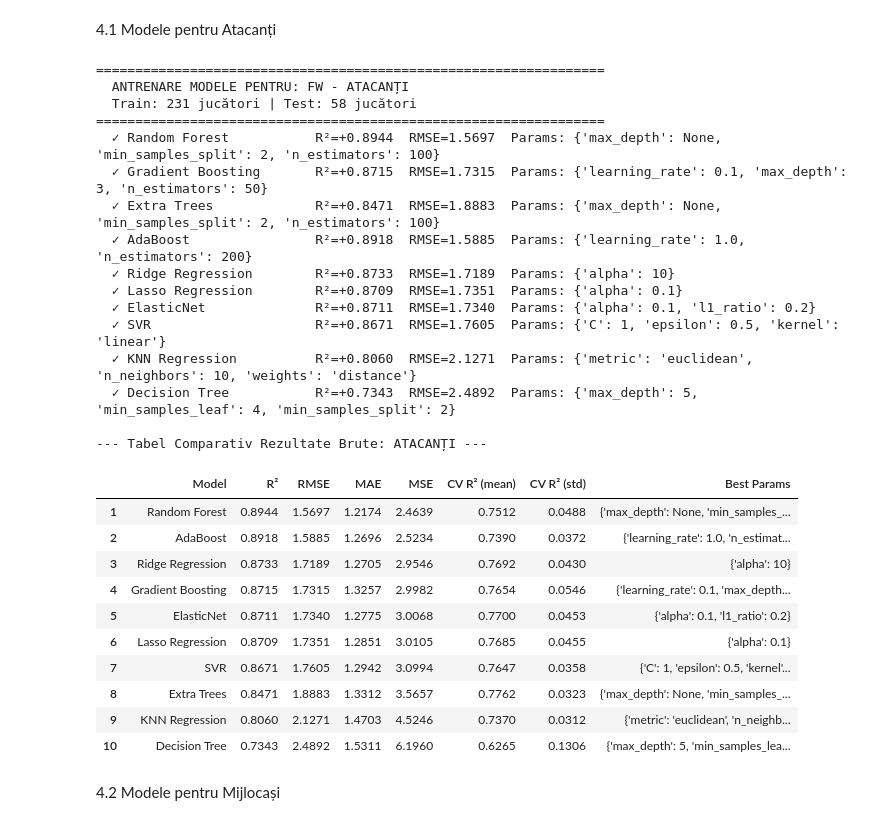
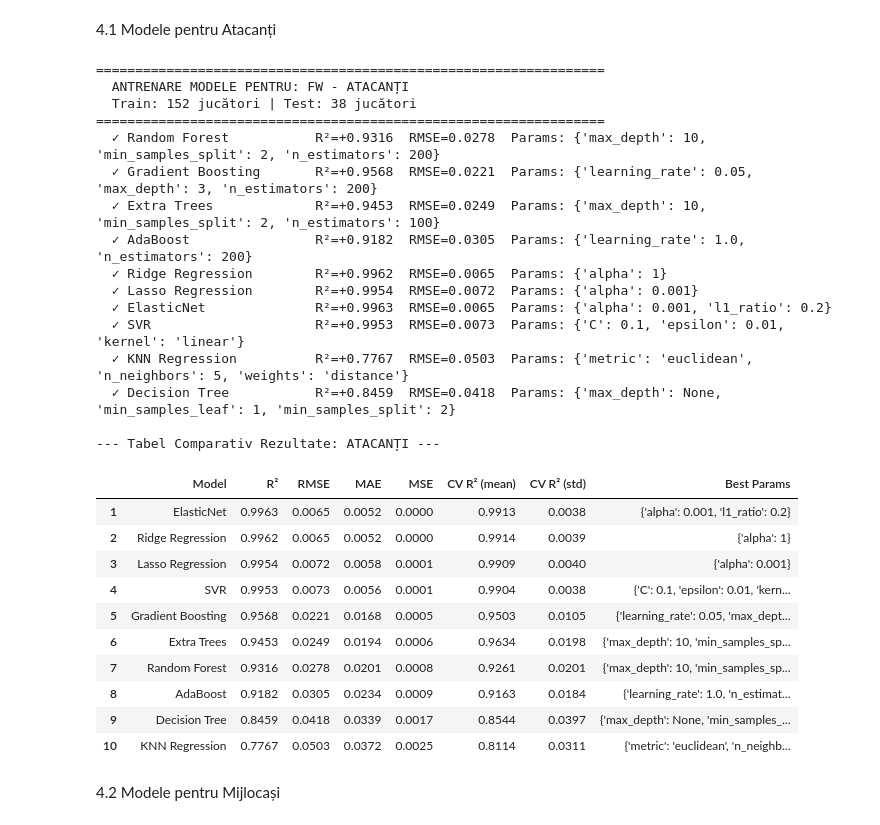
Before and after one commit to ZetPlay10/Sisteme-inteligente, a Jupyter notebook: fotbal.ipynb, the cells around one changed output. Cells and saved outputs as stored; diff of their text form; code cells hidden in the pictures.

```diff
--- a/fotbal.ipynb
+++ b/fotbal.ipynb
@@ -67,22 +67,24 @@ GA                     2576
 GA90                   2576
 dtype: int64
 # %%
-# Păstrăm doar prima poziție (în cazul jucătorilor cu roluri multiple)
+# unii jucatori apar cu doua pozitii (ex: "MF,FW"), pastram doar prima
 df['Pos'] = df['Pos'].apply(lambda x: x.split(',')[0] if isinstance(x, str) else x)
 
 jucatori_initial = len(df)
-df = df[df['Min'] >= 450]
+df = df[df['Min'] >= 900]
 print(f'Am eliminat {jucatori_initial - len(df)} jucători cu prea puține minute jucate.')
 
-# Eliminăm coloanele duplicate generate de join-uri FBref
+# FBref genereaza coloane duplicate la join-uri, le stergem
 cols_de_sters = [c for c in df.columns if any(s in c for s in [
     '_stats_keeper', '_stats_shooting', '_stats_playing_time', '_stats_misc'
 ])]
 df = df.drop(columns=cols_de_sters, errors='ignore')
 df = df.drop(columns=['Rk'], errors='ignore')
 df = df.dropna(subset=['Player', 'Pos', 'Min'])
+# Eliminam duplicatele (jucatori transferati apar de 2 ori in FBref)
+df = df.sort_values('Min', ascending=False).drop_duplicates(subset='Player', keep='first')
 
-# Curățare coloane Nation și Comp
+# coloana Nation vine ca "eng ENG", vrem doar "ENG"
 df['Nation'] = df['Nation'].apply(lambda x: x.split(' ')[-1] if isinstance(x, str) else x)
 df['Comp']   = df['Comp'].apply(lambda x: ' '.join(x.split(' ')[1:]) if isinstance(x, str) else x)
 df['Age']    = df['Age'].astype(float).astype('Int64')
@@ -227,10 +292,6 @@ Vom antrena și compara 8 algoritmi pentru fiecare poziție:
     ElasticNet
 # %%
 def antreneaza_si_compara_modele(df_pos, features, target, pos_name):
-    """
-    Antrenează 10 algoritmi cu optimizare hiperparametri (GridSearchCV)
-    și returnează un tabel comparativ cu rezultatele brute.
-    """
     df_clean = df_pos.dropna(subset=[target]).copy()
     X = df_clean[features].fillna(0)
     y = df_clean[target]
@@ -250,9 +311,6 @@ def antreneaza_si_compara_modele(df_pos, features, target, pos_name):
     print(f'  Train: {len(X_train)} jucători | Test: {len(X_test)} jucători')
     print(f'{"="*65}')
 
-    # ------------------------------------------------------------------ #
-    # Definim gridul de hiperparametri pentru fiecare model
-    # ------------------------------------------------------------------ #
     configuratii = [
         {
             'nume': 'Random Forest',
@@ -359,6 +417,7 @@ def antreneaza_si_compara_modele(df_pos, features, target, pos_name):
         best = grid.best_estimator_
         y_pred = best.predict(Xte)
 
+        # cv pe train ca sa vedem daca modelul e stabil sau overfittat
         cv_scores = cross_val_score(best, Xtr, y_train, cv=5, scoring='r2')
 
         mse  = mean_squared_error(y_test, y_pred)
@@ -392,42 +451,52 @@ Funcția de antrenare a fost definită!
 4.1 Modele pentru Atacanți
 # %%
 df_fw = df[df['Pos'] == 'FW'].copy()
-features_fw = ['Min', 'SoT', 'G/Sh', 'Eficienta_Finalizare', 'Implicare_Defensiva_90', 'CrdY', 'Age']
+
+features_fw = [
+    'NonPK_Gls_90',     # goluri fara penalty per 90
+    'Ast_90',           # assisturi per 90
+    'SoT_Rate',         # precizie la sut (SoT/Sh)
+    'G_per_SoT',        # goluri per sut pe poarta
+    'Def_Actions_90',   # pressing si tackle per 90
+    'Off_90',           # offsideuri per 90 (negativ)
+    'Cards_Penalty_90', # disciplina (negativ)
+    'Age',
+]
 features_fw = [f for f in features_fw if f in df_fw.columns]
 
 rez_fw, models_fw = antreneaza_si_compara_modele(
     df_fw, features_fw, 'Contributie_Ofensiva', 'FW - ATACANȚI'
 )
-print('\n--- Tabel Comparativ Rezultate Brute: ATACANȚI ---')
+print('\n--- Tabel Comparativ Rezultate: ATACANȚI ---')
 display(rez_fw)
 # %% [output]
 =================================================================
   ANTRENARE MODELE PENTRU: FW - ATACANȚI
-  Train: 231 jucători | Test: 58 jucători
+  Train: 152 jucători | Test: 38 jucători
 =================================================================
-  ✓ Random Forest           R²=+0.8944  RMSE=1.5697  Params: {'max_depth': None, 'min_samples_split': 2, 'n_estimators': 100}
-  ✓ Gradient Boosting       R²=+0.8715  RMSE=1.7315  Params: {'learning_rate': 0.1, 'max_depth': 3, 'n_estimators': 50}
-  ✓ Extra Trees             R²=+0.8471  RMSE=1.8883  Params: {'max_depth': None, 'min_samples_split': 2, 'n_estimators': 100}
-  ✓ AdaBoost                R²=+0.8918  RMSE=1.5885  Params: {'learning_rate': 1.0, 'n_estimators': 200}
-  ✓ Ridge Regression        R²=+0.8733  RMSE=1.7189  Params: {'alpha': 10}
-  ✓ Lasso Regression        R²=+0.8709  RMSE=1.7351  Params: {'alpha': 0.1}
-  ✓ ElasticNet              R²=+0.8711  RMSE=1.7340  Params: {'alpha': 0.1, 'l1_ratio': 0.2}
-  ✓ SVR                     R²=+0.8671  RMSE=1.7605  Params: {'C': 1, 'epsilon': 0.5, 'kernel': 'linear'}
-  ✓ KNN Regression          R²=+0.8060  RMSE=2.1271  Params: {'metric': 'euclidean', 'n_neighbors': 10, 'weights': 'distance'}
-  ✓ Decision Tree           R²=+0.7343  RMSE=2.4892  Params: {'max_depth': 5, 'min_samples_leaf': 4, 'min_samples_split': 2}
+  ✓ Random Forest           R²=+0.9316  RMSE=0.0278  Params: {'max_depth': 10, 'min_samples_split': 2, 'n_estimators': 200}
+  ✓ Gradient Boosting       R²=+0.9568  RMSE=0.0221  Params: {'learning_rate': 0.05, 'max_depth': 3, 'n_estimators': 200}
+  ✓ Extra Trees             R²=+0.9453  RMSE=0.0249  Params: {'max_depth': 10, 'min_samples_split': 2, 'n_estimators': 100}
+  ✓ AdaBoost                R²=+0.9182  RMSE=0.0305  Params: {'learning_rate': 1.0, 'n_estimators': 200}
+  ✓ Ridge Regression        R²=+0.9962  RMSE=0.0065  Params: {'alpha': 1}
+  ✓ Lasso Regression        R²=+0.9954  RMSE=0.0072  Params: {'alpha': 0.001}
+  ✓ ElasticNet              R²=+0.9963  RMSE=0.0065  Params: {'alpha': 0.001, 'l1_ratio': 0.2}
+  ✓ SVR                     R²=+0.9953  RMSE=0.0073  Params: {'C': 0.1, 'epsilon': 0.01, 'kernel': 'linear'}
+  ✓ KNN Regression          R²=+0.7767  RMSE=0.0503  Params: {'metric': 'euclidean', 'n_neighbors': 5, 'weights': 'distance'}
+  ✓ Decision Tree           R²=+0.8459  RMSE=0.0418  Params: {'max_depth': None, 'min_samples_leaf': 1, 'min_samples_split': 2}
 
---- Tabel Comparativ Rezultate Brute: ATACANȚI ---
+--- Tabel Comparativ Rezultate: ATACANȚI ---
 |  | Model | R² | RMSE | MAE | MSE | CV R² (mean) | CV R² (std) | Best Params |
-| 1 | Random Forest | 0.8944 | 1.5697 | 1.2174 | 2.4639 | 0.7512 | 0.0488 | {'max_depth': None, 'min_samples_... |
-| 2 | AdaBoost | 0.8918 | 1.5885 | 1.2696 | 2.5234 | 0.7390 | 0.0372 | {'learning_rate': 1.0, 'n_estimat... |
-| 3 | Ridge Regression | 0.8733 | 1.7189 | 1.2705 | 2.9546 | 0.7692 | 0.0430 | {'alpha': 10} |
-| 4 | Gradient Boosting | 0.8715 | 1.7315 | 1.3257 | 2.9982 | 0.7654 | 0.0546 | {'learning_rate': 0.1, 'max_depth... |
-| 5 | ElasticNet | 0.8711 | 1.7340 | 1.2775 | 3.0068 | 0.7700 | 0.0453 | {'alpha': 0.1, 'l1_ratio': 0.2} |
-| 6 | Lasso Regression | 0.8709 | 1.7351 | 1.2851 | 3.0105 | 0.7685 | 0.0455 | {'alpha': 0.1} |
-| 7 | SVR | 0.8671 | 1.7605 | 1.2942 | 3.0994 | 0.7647 | 0.0358 | {'C': 1, 'epsilon': 0.5, 'kernel'... |
-| 8 | Extra Trees | 0.8471 | 1.8883 | 1.3312 | 3.5657 | 0.7762 | 0.0323 | {'max_depth': None, 'min_samples_... |
-| 9 | KNN Regression | 0.8060 | 2.1271 | 1.4703 | 4.5246 | 0.7370 | 0.0312 | {'metric': 'euclidean', 'n_neighb... |
-| 10 | Decision Tree | 0.7343 | 2.4892 | 1.5311 | 6.1960 | 0.6265 | 0.1306 | {'max_depth': 5, 'min_samples_lea... |
+| 1 | ElasticNet | 0.9963 | 0.0065 | 0.0052 | 0.0000 | 0.9913 | 0.0038 | {'alpha': 0.001, 'l1_ratio': 0.2} |
+| 2 | Ridge Regression | 0.9962 | 0.0065 | 0.0052 | 0.0000 | 0.9914 | 0.0039 | {'alpha': 1} |
+| 3 | Lasso Regression | 0.9954 | 0.0072 | 0.0058 | 0.0001 | 0.9909 | 0.0040 | {'alpha': 0.001} |
+| 4 | SVR | 0.9953 | 0.0073 | 0.0056 | 0.0001 | 0.9904 | 0.0038 | {'C': 0.1, 'epsilon': 0.01, 'kern... |
+| 5 | Gradient Boosting | 0.9568 | 0.0221 | 0.0168 | 0.0005 | 0.9503 | 0.0105 | {'learning_rate': 0.05, 'max_dept... |
+| 6 | Extra Trees | 0.9453 | 0.0249 | 0.0194 | 0.0006 | 0.9634 | 0.0198 | {'max_depth': 10, 'min_samples_sp... |
+| 7 | Random Forest | 0.9316 | 0.0278 | 0.0201 | 0.0008 | 0.9261 | 0.0201 | {'max_depth': 10, 'min_samples_sp... |
+| 8 | AdaBoost | 0.9182 | 0.0305 | 0.0234 | 0.0009 | 0.9163 | 0.0184 | {'learning_rate': 1.0, 'n_estimat... |
+| 9 | Decision Tree | 0.8459 | 0.0418 | 0.0339 | 0.0017 | 0.8544 | 0.0397 | {'max_depth': None, 'min_samples_... |
+| 10 | KNN Regression | 0.7767 | 0.0503 | 0.0372 | 0.0025 | 0.8114 | 0.0311 | {'metric': 'euclidean', 'n_neighb... |
 # %% [markdown]
 4.2 Modele pentru Mijlocași
 # %%
```
Also changed, not shown: parts of 15 cells of this notebook, 14 other files.
